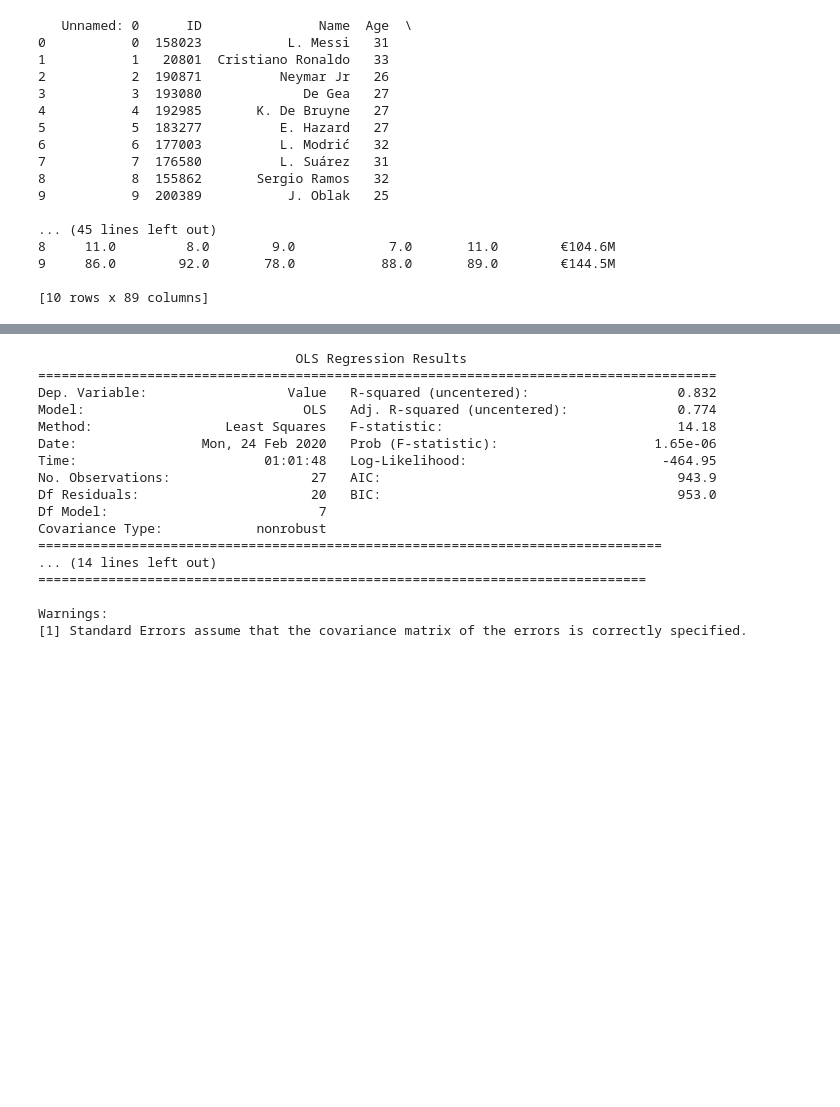
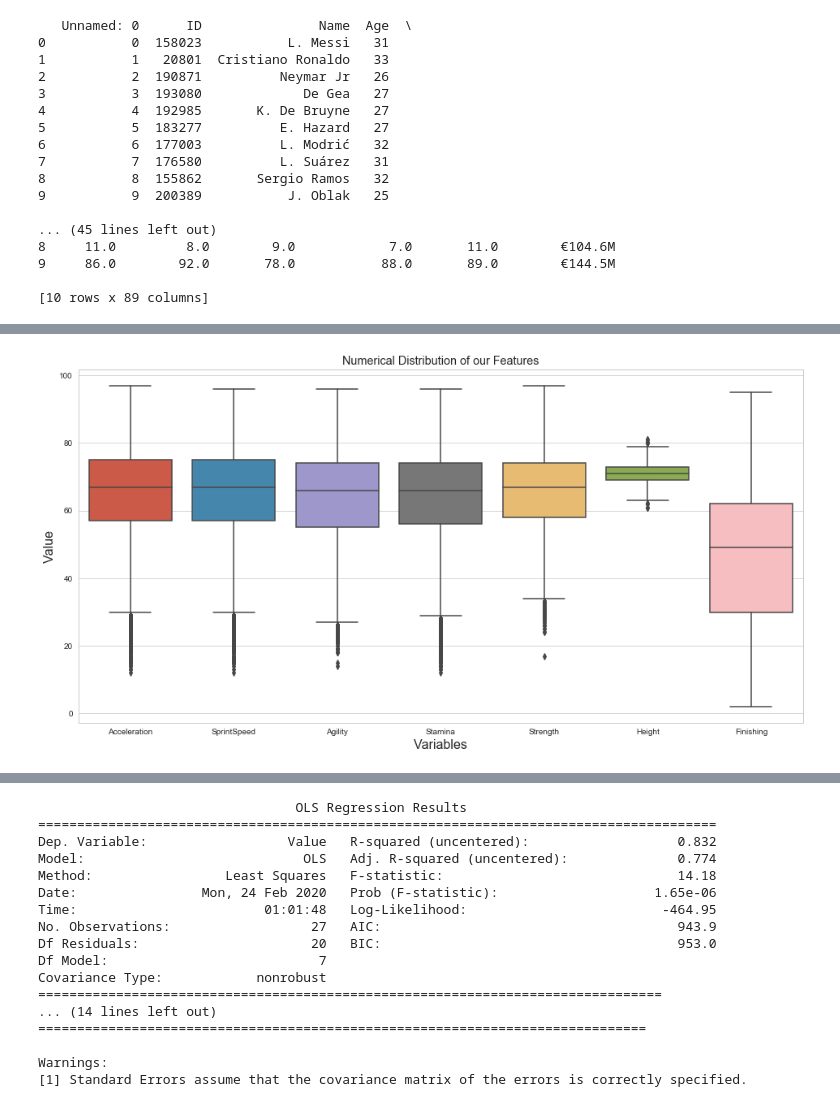
Before and after one commit to socratictreason/Data_Science_Bootcamp, a Jupyter notebook: Week_2/MoneyBall.ipynb, the cells around one changed output, grey strips where cells are left out. Saved outputs shown, nothing was run; the diff lists cells and outputs as text; code cells hidden in the pictures; blank space fills up the shorter version.

```diff
--- a/Week_2/MoneyBall.ipynb
+++ b/Week_2/MoneyBall.ipynb
@@ -5,14 +5,20 @@
 This week we'll be exploring the FIFA 2019 dataset, and seeing how we can use one of the most popular algorithms in data science and machine learning - Linear Regression - to make us millions of dollars. Even if sports is not your thing, this is a good lesson in excercising your curiosity.
 
 Your task will be to find the variables to predict strikers so our team can hire the best player, without spending too much money. We need to know who is undervalued, who is overvalued, and what variables create a great player. Let's get started!
-# %%
-import numpy as np
-import statsmodels.api as sm
-from sklearn.model_selection import KFold
-from matplotlib import pyplot as plt
-import pandas as pd
-import seaborn as sns
-from itertools import combinations
-from math import factorial
-from matplotlib.pyplot import figure
-plt.style.use('ggplot')
+# %%
+import numpy as np
+import pandas as pd
+import seaborn as sns
+
+import statsmodels.api as sm
+from matplotlib import pyplot as plt
+
+# Set the default size for all figures (graphs) to be 16 inches across by 8 inches high
+plt.rcParams["figure.figsize"] = (16,8)
+
+# Set the style for all graphs (more options can be found: https://python-graph-gallery.com/104-seaborn-themes/)
+sns.set_style('whitegrid')
+
+# You can also set the style using matplotlib. Options can be found at: https://matplotlib.org/3.1.1/gallery/style_sheets/style_sheets_reference.html
+# To use the ggplot style, for example, you would use this line of code instead:
+# plt.style.use('ggplot')
@@ -19,2 +27,2 @@ plt.style.use('ggplot')
 # %%
-fifa_df = pd.read_csv("fifadata.csv")
+fifa_df = pd.read_csv("https://github.com/rucogsciclub/Data_Science_Bootcamp/raw/master/Week_2/data/fifadata.csv")
@@ -155,0 +171,12 @@ sns.boxplot(x="variable", y="value", data=pd.melt(X))
+# %%
+fig = plt.figure()   # Create a figure
+
+X = fifa_df[features]
+sns.boxplot(x="variable", y="value", data=pd.melt(X))
+
+plt.title('Numerical Distribution of our Features')
+plt.xlabel('Variables', fontsize=16)
+plt.ylabel('Value', fontsize=16)
+plt.show()
+# %% [output]
+[figure, added]
```
Also changed, not shown: parts of 42 cells of this notebook.
